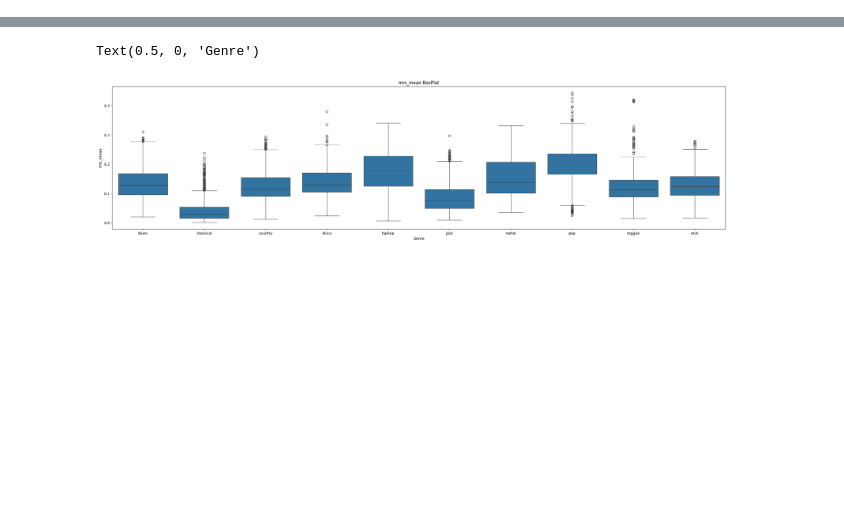
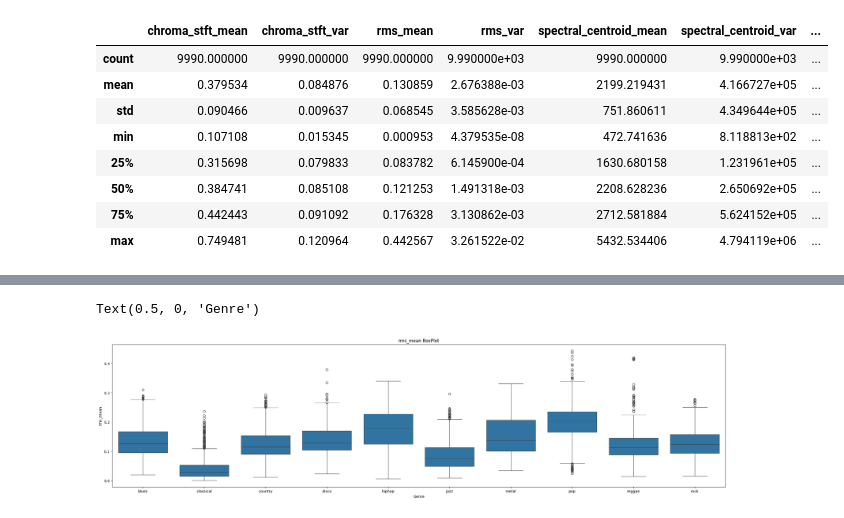
Before and after one commit to OlaAni/Final_Year_Project, a Jupyter notebook: Initial/analysis.ipynb, the cells around one changed output, grey strips where cells are left out. Drawn from its saved outputs; the diff is of its cells as text; code cells hidden in the pictures; blank space fills up the shorter version.

```diff
--- a/Initial/analysis.ipynb
+++ b/Initial/analysis.ipynb
@@ -27,6 +45,16 @@ music_data.info()
 cat_data.describe().to_csv("cat_description.csv")
 music_data.describe().to_csv("num_description.csv")
 # %%
-cat_data.describe()
+music_data.describe()
+# %% [output]
+|  | chroma_stft_mean | chroma_stft_var | rms_mean | rms_var | spectral_centroid_mean | spectral_centroid_var | ... |
+| count | 9990.000000 | 9990.000000 | 9990.000000 | 9.990000e+03 | 9990.000000 | 9.990000e+03 | ... |
+| mean | 0.379534 | 0.084876 | 0.130859 | 2.676388e-03 | 2199.219431 | 4.166727e+05 | ... |
+| std | 0.090466 | 0.009637 | 0.068545 | 3.585628e-03 | 751.860611 | 4.349644e+05 | ... |
+| min | 0.107108 | 0.015345 | 0.000953 | 4.379535e-08 | 472.741636 | 8.118813e+02 | ... |
+| 25% | 0.315698 | 0.079833 | 0.083782 | 6.145900e-04 | 1630.680158 | 1.231961e+05 | ... |
+| 50% | 0.384741 | 0.085108 | 0.121253 | 1.491318e-03 | 2208.628236 | 2.650692e+05 | ... |
+| 75% | 0.442443 | 0.091092 | 0.176328 | 3.130862e-03 | 2712.581884 | 5.624152e+05 | ... |
+| max | 0.749481 | 0.120964 | 0.442567 | 3.261522e-02 | 5432.534406 | 4.794119e+06 | ... |
 # %%
 print(music_data.isnull().sum()/len(music_data)*100)
```
Also changed, not shown: parts of 4 cells of this notebook, 6 other files.
